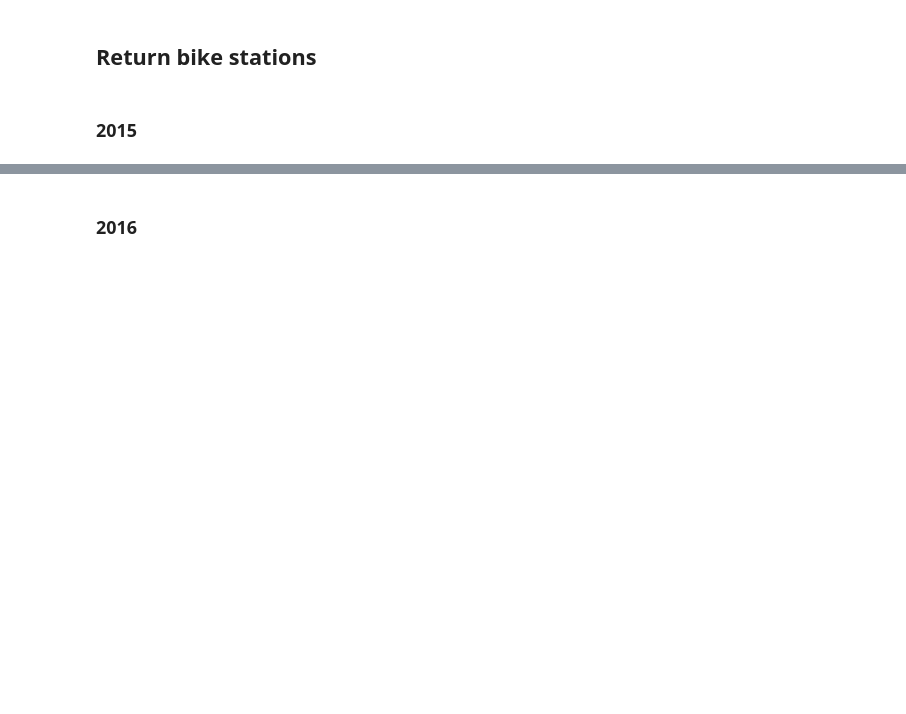
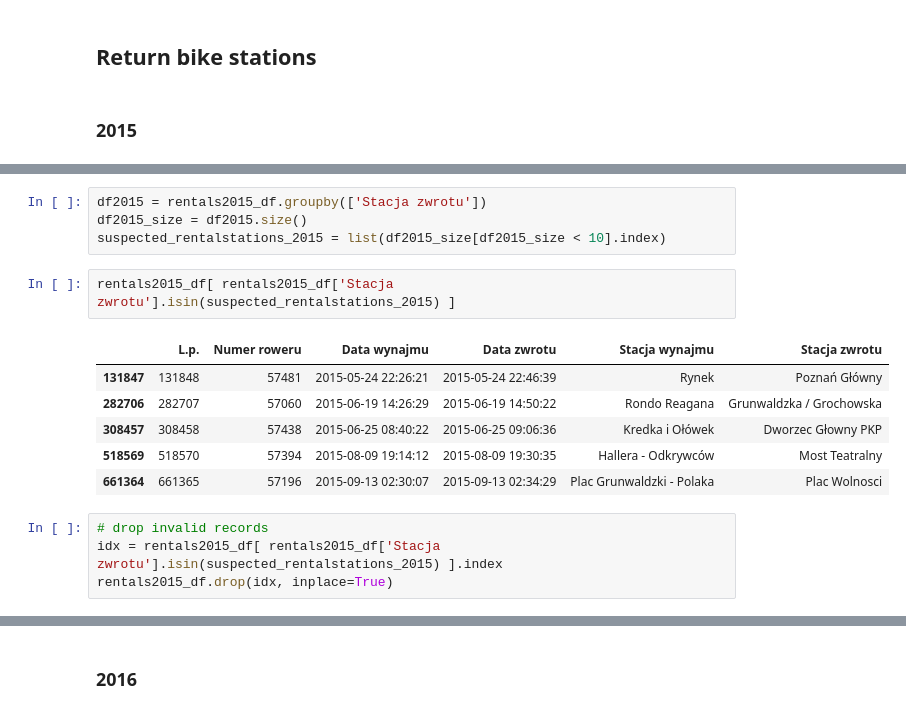
Before and after one commit to mariuszrokita/bike-sharing-demand, a Jupyter notebook: notebooks/wroclawski-rower-miejski/initial-data-exploration.ipynb, the cells around one changed output, grey strips where cells are left out. Drawn from its saved outputs; the diff is of its cells as text; blank space fills up the shorter version.

Commit message:
Cleaned data

```diff
--- a/notebooks/wroclawski-rower-miejski/initial-data-exploration.ipynb
+++ b/notebooks/wroclawski-rower-miejski/initial-data-exploration.ipynb
@@ -292 +303,18 @@ Wiejska / Pogodna                    1
 dtype: int64
+# %%
+df2015 = rentals2015_df.groupby(['Stacja zwrotu'])
+df2015_size = df2015.size()
+suspected_rentalstations_2015 = list(df2015_size[df2015_size < 10].index)
+# %%
+rentals2015_df[ rentals2015_df['Stacja zwrotu'].isin(suspected_rentalstations_2015) ]
+# %% [output]
+|  | L.p. | Numer roweru | Data wynajmu | Data zwrotu | Stacja wynajmu | Stacja zwrotu |
+| 131847 | 131848 | 57481 | 2015-05-24 22:26:21 | 2015-05-24 22:46:39 | Rynek | Poznań Główny |
+| 282706 | 282707 | 57060 | 2015-06-19 14:26:29 | 2015-06-19 14:50:22 | Rondo Reagana | Grunwaldzka / Grochowska |
+| 308457 | 308458 | 57438 | 2015-06-25 08:40:22 | 2015-06-25 09:06:36 | Kredka i Ołówek | Dworzec Głowny PKP |
+| 518569 | 518570 | 57394 | 2015-08-09 19:14:12 | 2015-08-09 19:30:35 | Hallera - Odkrywców | Most Teatralny |
+| 661364 | 661365 | 57196 | 2015-09-13 02:30:07 | 2015-09-13 02:34:29 | Plac Grunwaldzki - Polaka | Plac Wolnosci |
+# %%
+# drop invalid records
+idx = rentals2015_df[ rentals2015_df['Stacja zwrotu'].isin(suspected_rentalstations_2015) ].index
+rentals2015_df.drop(idx, inplace=True)
```
Also changed, not shown: parts of 13 cells of this notebook.
